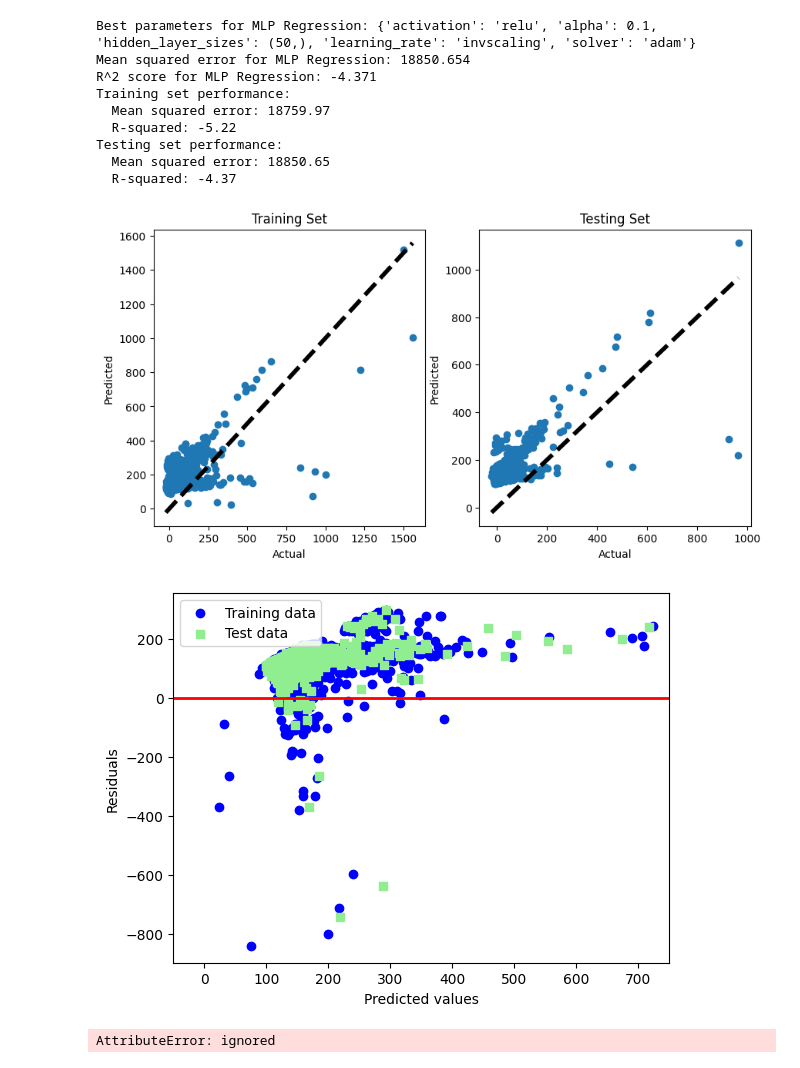
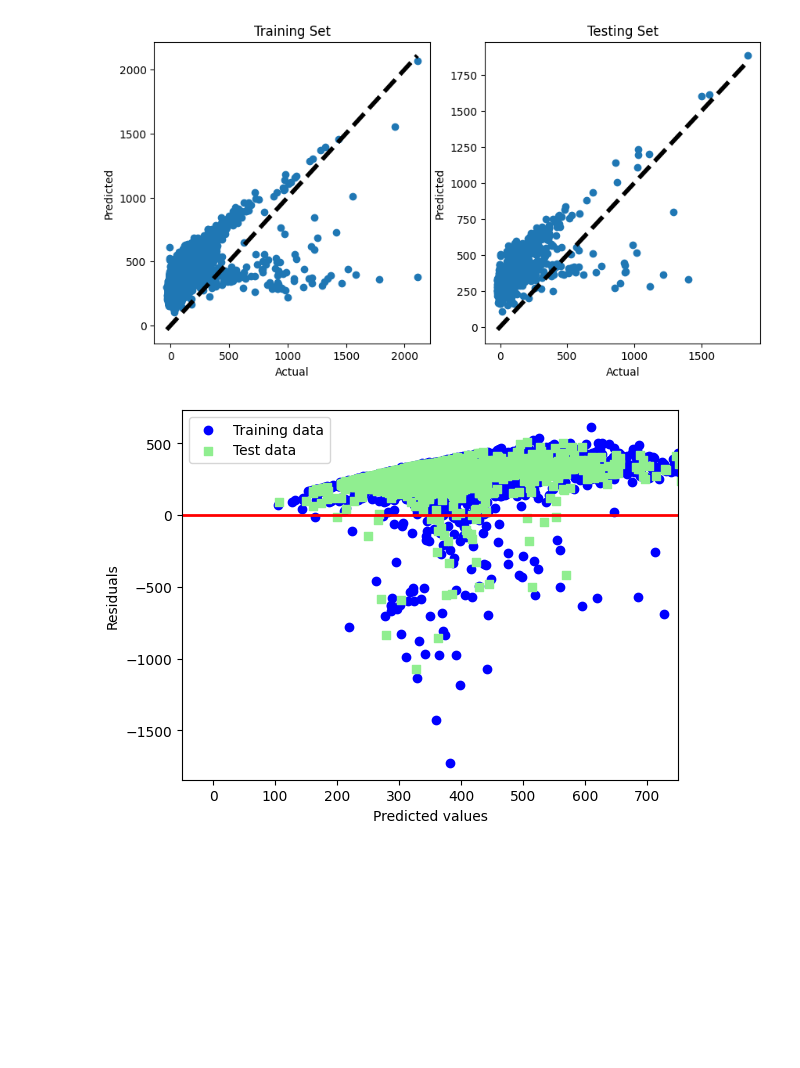
Before and after one commit to neeley-pate/ECE461PFinalProject, a Jupyter notebook: regression/AUS_Regression.ipynb, the cells around one changed output. Drawn from its saved outputs; the diff is of its cells as text; code cells hidden in the pictures; blank space fills up the shorter version.

```diff
--- a/regression/AUS_Regression.ipynb
+++ b/regression/AUS_Regression.ipynb
@@ -10,4 +10,5 @@ from sklearn.metrics import mean_squared_error, r2_score, log_loss, accuracy_sco
 from sklearn.model_selection import GridSearchCV
 # %%
 # Arrival delayed flights
-db = pd.read_csv("AUS_10K_ARRDELAY_Regression.csv")
+db = pd.read_csv("AUS_WITH_WEATHER_2022_NUMERIC.csv")
+db.info()
@@ -14,3 +32,0 @@ db = pd.read_csv("AUS_10K_ARRDELAY_Regression.csv")
-# %%
-# All flights
-db = pd.read_csv("AUS_10K_RAW_Regression.csv")
@@ -18,8 +71,12 @@ db = pd.read_csv("AUS_10K_RAW_Regression.csv")
 db = db.drop("ORIGIN_AIRPORT_SEQ_ID", axis = 1)
 db = db.drop("CARRIER_DELAY", axis = 1)
 db = db.drop("ARR_DELAY", axis = 1)
+db = db.drop("DEP_DEL15", axis = 1)
+db = db.drop("DEP_DELAY_GROUP", axis = 1)
+db = db.drop(db.columns[0], axis = 1)
 db = db.drop(db.columns[0], axis = 1)
 #X = db.iloc[:, :-1].values
 #y = db.iloc[:, -1].values
 X = db.drop("DEP_DELAY", axis = 1)
 y = db.loc[:, 'DEP_DELAY']
+db.info()
@@ -228,6 +288,10 @@ Testing set performance:
 # %%
 ## MLP Regressor
-
+mlp_params_shortlist = mlp_params = {
+    'hidden_layer_sizes': [(50,), (50, 50)],
+    'activation': ['tanh', 'relu'],
+    'alpha': [0.01, 0.001],
+}
 mlp_params = {
     'hidden_layer_sizes': [(50,), (100,), (50, 50), (100, 100)],
     'activation': ['logistic', 'tanh', 'relu'],
@@ -236,5 +300,5 @@ mlp_params = {
     'learning_rate': ['constant', 'adaptive', 'invscaling'],
 }
 mlp = MLPRegressor()
-mlp_gs = grid_search(mlp, mlp_params, "MLP Regression")
+mlp_gs = grid_search(mlp, mlp_params_shortlist, "MLP Regression")
 # %% [output]
@@ -258,12 +312,2 @@ Traceback (most recent call last):
-Best parameters for MLP Regression: {'activation': 'relu', 'alpha': 0.1, 'hidden_layer_sizes': (50,), 'learning_rate': 'invscaling', 'solver': 'adam'}
-Mean squared error for MLP Regression: 18850.654
-R^2 score for MLP Regression: -4.371
-Training set performance:
-  Mean squared error: 18759.97
-  R-squared: -5.22
-Testing set performance:
-  Mean squared error: 18850.65
-  R-squared: -4.37
-[figure, old version]
+[figure, new version]
-[figure, old version]
+[figure, new version]
-AttributeError: ignored
```
Also changed, not shown: parts of 10 cells of this notebook.
